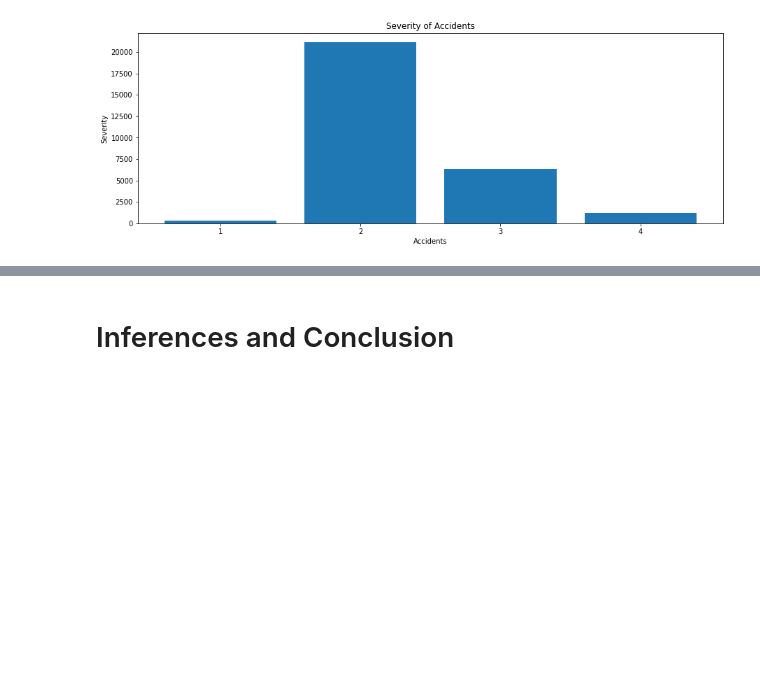
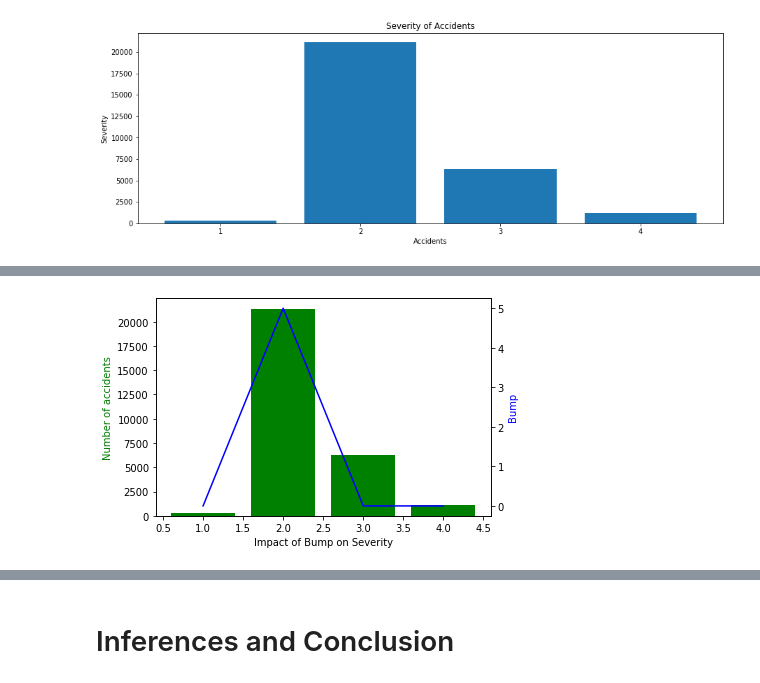
Before and after one commit to MaaviaAsghar4/US_Accidents_Analysis-EDA-, a Jupyter notebook: US_Accidents_EDA.ipynb, the cells around one changed output, grey strips where cells are left out. Cells and saved outputs as stored; diff of their text form; code cells hidden in the pictures; blank space fills up the shorter version.

```diff
--- a/US_Accidents_EDA.ipynb
+++ b/US_Accidents_EDA.ipynb
@@ -217,0 +208,5 @@ memory usage: 3.0+ MB
+# %%
+# Impact of Bump on severity
+factorsAffectingSeverity('Bump')
+# %% [output]
+[figure, added]
```
Also changed, not shown: parts of 18 cells of this notebook.
